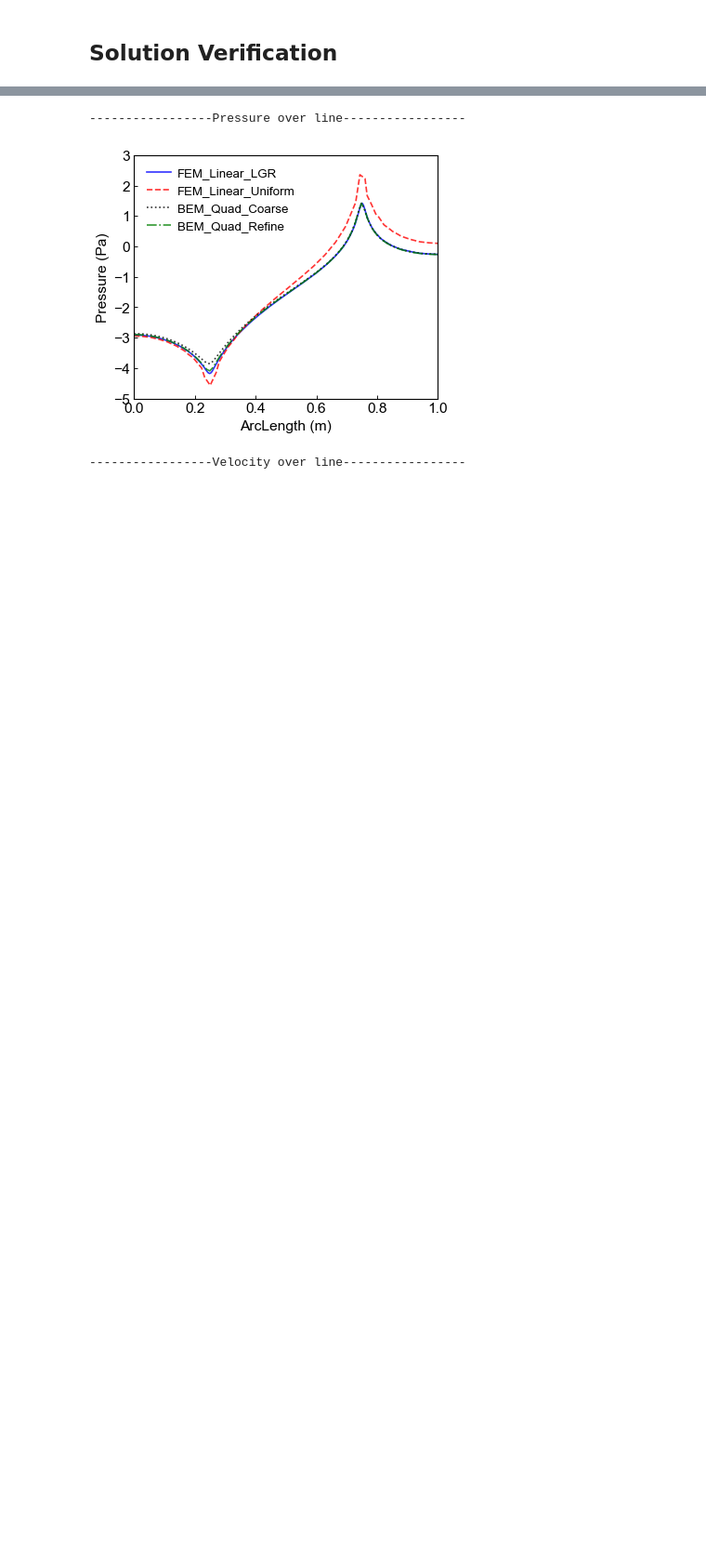
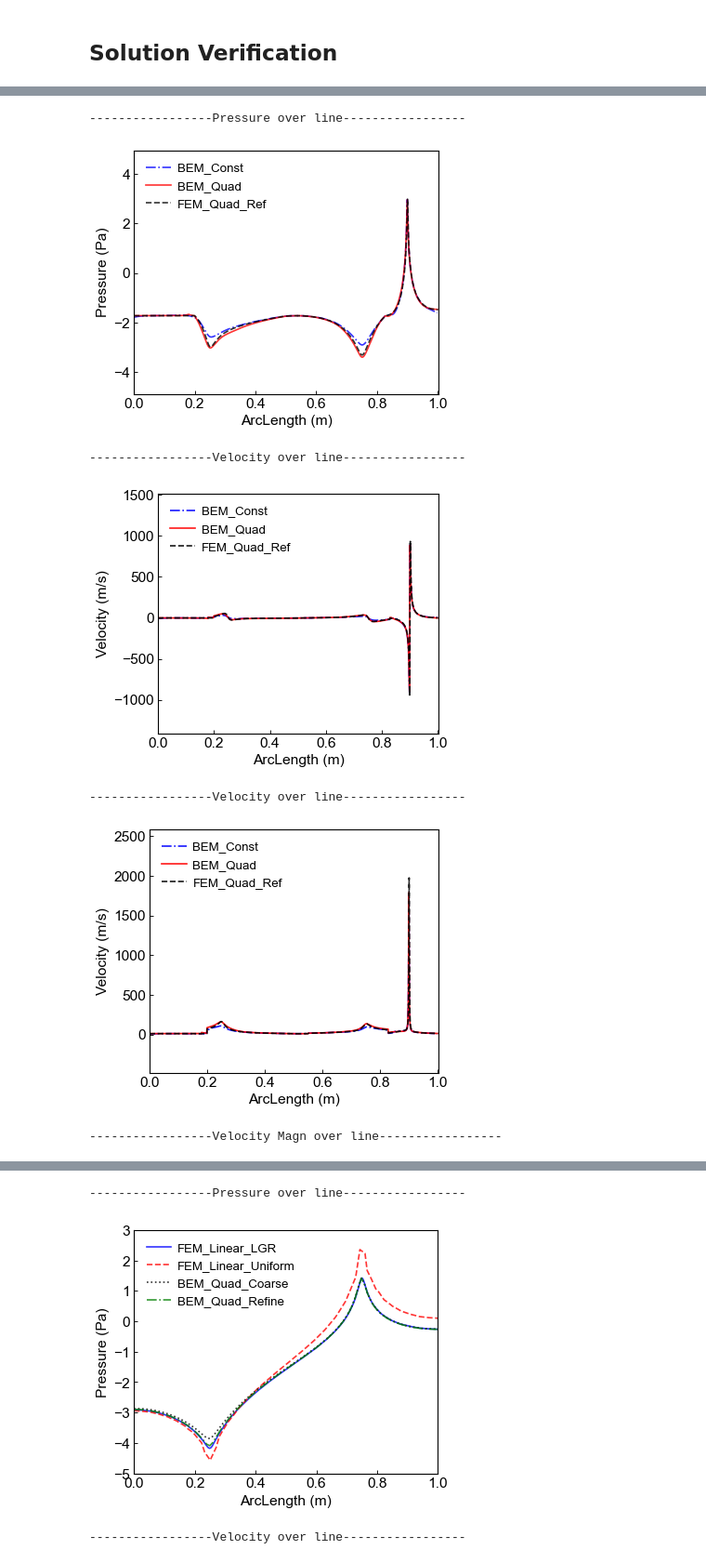
Before and after one commit to BinWang0213/PyDFN3D, a Jupyter notebook: Examples/Unit_Square_Sources.ipynb, the cells around one changed output, grey strips where cells are left out. Shown: that part at 93% size. Cells and saved outputs as stored; diff of their text form; code cells hidden in the pictures; blank space fills up the shorter version.

```diff
--- a/Examples/Unit_Square_Sources.ipynb
+++ b/Examples/Unit_Square_Sources.ipynb
@@ -157,0 +217,76 @@ BEM_Case1.PostProcess.Compare_LinePlots(DataSetX,DataSetY,DataNames,'Velocity-Ma
+# %%
+#Max element size = 0.005, open adapt
+PFEM_LGR = np.genfromtxt('.\\Verification\\UnitSquareTS_p.csv', comments='%',delimiter=',')
+uFEM_LGR  = np.genfromtxt('.\\Verification\\UnitSquareTS_u.csv', comments='%',delimiter=',')
+vFEM_LGR  = np.genfromtxt('.\\Verification\\UnitSquareTS_v.csv', comments='%',delimiter=',')
+# %%
+DataSetName=['BEM_Const','BEM_Quad','FEM_Quad_Ref']
+
+space=1
+ArcLength=[PUV[::space,0],PUV_Quad[::space,0], PFEM_LGR[::space,0]]
+
+Pressure=[PUV[::space,1],PUV_Quad[::space,1],PFEM_LGR[::space,1]]
+vmin,vmax = np.min(Pressure[-1]),np.max(Pressure[-1])
+vmin-=0.25*(vmax-vmin)
+vmax+=0.25*(vmax-vmin)
+
+print("-----------------Pressure over line-----------------")
+plotTables(X=ArcLength,Y=Pressure, DataNames=DataSetName,
+           XLable='ArcLength (m)',YLabel='Pressure (Pa)',Xlim=[0,Length*1.005],Ylim=[vmin,vmax],
+           Alpha=[0.8]*len(DataSetName),
+           MarkerSize=[0,0,0,0,0],LineWidth=[1.5,1.5,1.5,1.5,1.5],
+           img_fname='Case2_PressureOverLine.pdf')
+
+
+Velocity=[PUV[::space,2],PUV_Quad[::space,2],uFEM_LGR[::space,1]]
+
+vmin,vmax = np.min(Velocity[-1]),np.max(Velocity[-1])
+vmin-=0.25*(vmax-vmin)
+vmax+=0.25*(vmax-vmin)
+
+print("-----------------Velocity over line-----------------")
+plotTables(X=ArcLength,Y=Velocity, DataNames=DataSetName,
+           XLable='ArcLength (m)',YLabel='Velocity (m/s)',Xlim=[0,Length*1.005],Ylim=[vmin,vmax],
+           Alpha=[0.9]*len(DataSetName),
+           MarkerSize=[0,0,0,0,0],LineWidth=[1.5,1.5,1.5,1.5,1.5],
+           img_fname='Case2_VelocityXOverLine.pdf')
+
+
+
+Velocity=[PUV[::space,3],PUV_Quad[::space,3],vFEM_LGR[::space,1]]
+
+vmin,vmax = np.min(Velocity[-1]),np.max(Velocity[-1])
+vmin-=0.25*(vmax-vmin)
+vmax+=0.25*(vmax-vmin)
+
+print("-----------------Velocity over line-----------------")
+plotTables(X=ArcLength,Y=Velocity, DataNames=DataSetName,
+           XLable='ArcLength (m)',YLabel='Velocity (m/s)',Xlim=[0,Length*1.005],Ylim=[vmin,vmax],
+           Alpha=[0.9]*len(DataSetName),
+           MarkerSize=[0,0,0,0,0],LineWidth=[1.5,1.5,1.5,1.5,1.5],
+           img_fname='Case2_VelocityYOverLine.pdf')
+
+
+
+Velocity=[np.sqrt(PUV[::space,3]**2+PUV[::space,2]**2),
+          np.sqrt(PUV_Quad[::space,3]**2+PUV_Quad[::space,2]**2),
+          np.sqrt(uFEM_LGR[::space,1]**2+vFEM_LGR[::space,1]**2)]
+
+vmin,vmax = np.min(Velocity[-1]),np.max(Velocity[-1])
+vmin-=0.25*(vmax-vmin)
+vmax+=0.25*(vmax-vmin)
+
+print("-----------------Velocity Magn over line-----------------")
+plotTables(X=ArcLength,Y=Velocity, DataNames=DataSetName,
+           XLable='ArcLength (m)',YLabel='Velocity (m/s)',Xlim=[0,Length*1.005],Ylim=[vmin,vmax],
+           Alpha=[0.9]*len(DataSetName),
+           MarkerSize=[0,0,0,0,0],LineWidth=[1.5,1.5,1.5,1.5,1.5],
+           img_fname='Case2_VelocityMagnOverLine.pdf')
+# %% [output]
+-----------------Pressure over line-----------------
+[figure, added]
+-----------------Velocity over line-----------------
+[figure, added]
+-----------------Velocity over line-----------------
+[figure, added]
+-----------------Velocity Magn over line-----------------
```
Also changed, not shown: parts of 22 cells of this notebook, 37 other files.
